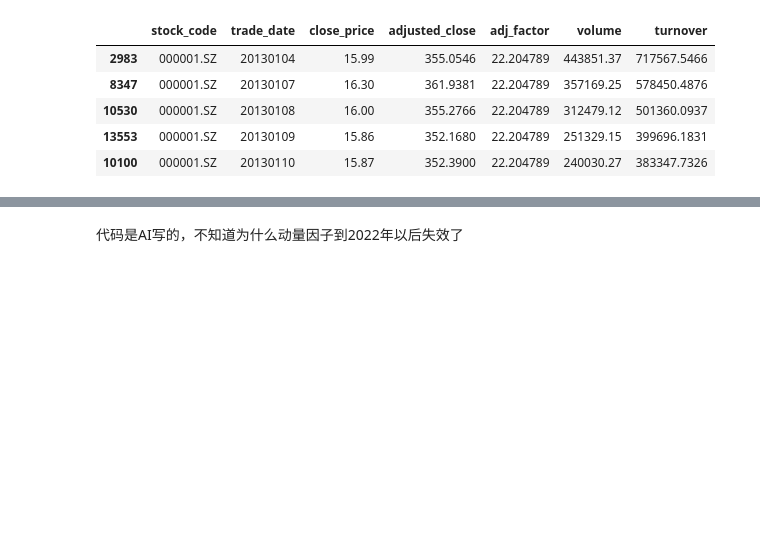
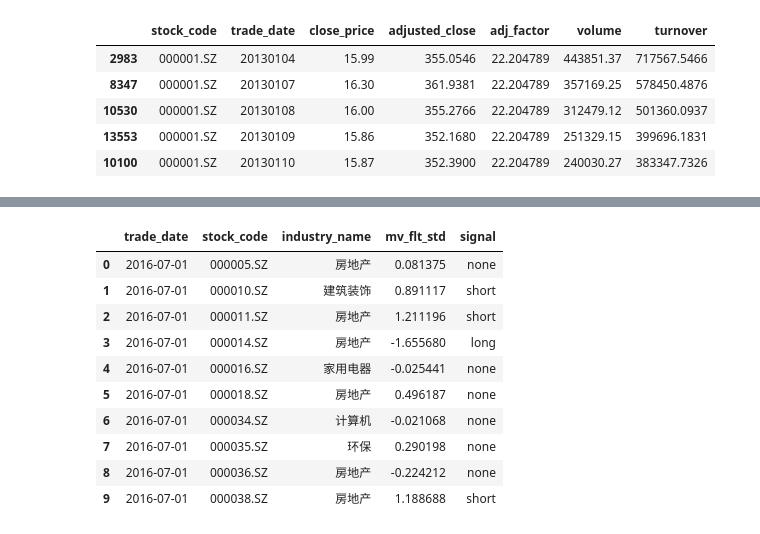
Before and after one commit to Lituxxx/ptb-project, a Jupyter notebook: mv.ipynb, the cells around one changed output, grey strips where cells are left out. Saved outputs shown, nothing was run; the diff lists cells and outputs as text; code cells hidden in the pictures; blank space fills up the shorter version.

```diff
--- a/mv.ipynb
+++ b/mv.ipynb
@@ -619,2 +435,14 @@ Max Drawdown: -0.8117
-# %% [markdown]
-代码是AI写的，不知道为什么动量因子到2022年以后失效了
+# %%
+final_selection_df.head(10)
+# %% [output]
+|  | trade_date | stock_code | industry_name | mv_flt_std | signal |
+| 0 | 2016-07-01 | 000005.SZ | 房地产 | 0.081375 | none |
+| 1 | 2016-07-01 | 000010.SZ | 建筑装饰 | 0.891117 | short |
+| 2 | 2016-07-01 | 000011.SZ | 房地产 | 1.211196 | short |
+| 3 | 2016-07-01 | 000014.SZ | 房地产 | -1.655680 | long |
+| 4 | 2016-07-01 | 000016.SZ | 家用电器 | -0.025441 | none |
+| 5 | 2016-07-01 | 000018.SZ | 房地产 | 0.496187 | none |
+| 6 | 2016-07-01 | 000034.SZ | 计算机 | -0.021068 | none |
+| 7 | 2016-07-01 | 000035.SZ | 环保 | 0.290198 | none |
+| 8 | 2016-07-01 | 000036.SZ | 房地产 | -0.224212 | none |
+| 9 | 2016-07-01 | 000038.SZ | 房地产 | 1.188688 | short |
```
Also changed, not shown: parts of 17 cells of this notebook, 15 other files.
